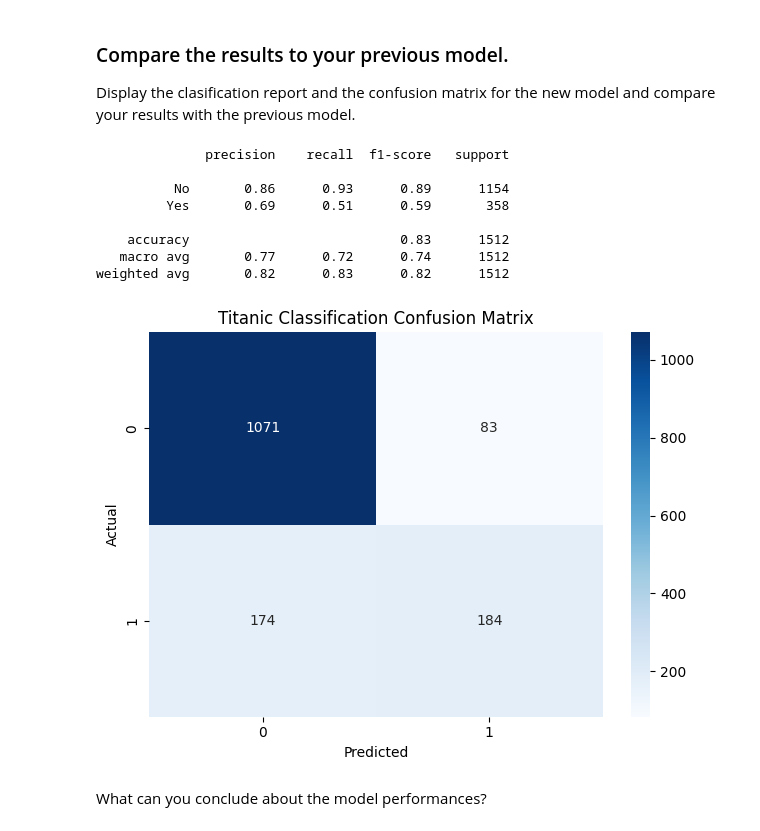
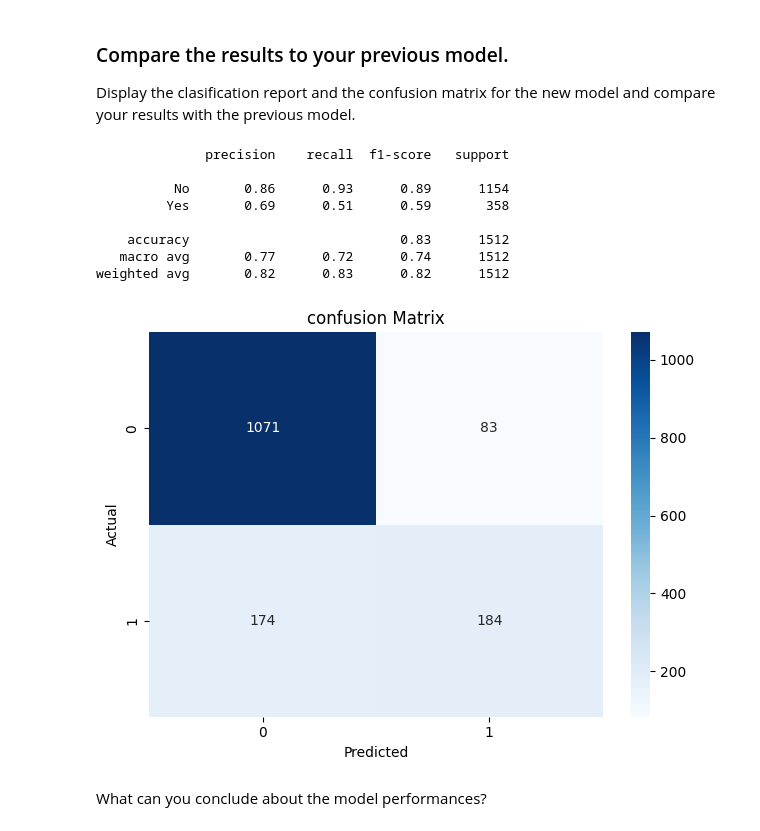
Before and after one commit to Rohith1903/IBM-Data-science, a Jupyter notebook: FinalProject_AUSWeather.ipynb, the cells around one changed output. Saved outputs shown, nothing was run; the diff lists cells and outputs as text; code cells hidden in the pictures.

```diff
--- a/FinalProject_AUSWeather.ipynb
+++ b/FinalProject_AUSWeather.ipynb
@@ -680,30 +680,30 @@ Display the clasification report and the confusion matrix for the new model and
 # %%
 print(classification_report(y_test, y_pred))
 
 # Generate the confusion matrix
 conf_matrix = confusion_matrix(y_test, y_pred)
 
 plt.figure()
 sns.heatmap(conf_matrix, annot=True, cmap='Blues', fmt='d')
 
 # Set the title and labels
-plt.title('Titanic Classification Confusion Matrix')
+plt.title('confusion Matrix')
 plt.xlabel('Predicted')
 plt.ylabel('Actual')
 
 # Show the plot
 plt.tight_layout()
 plt.show()
 # %% [output]
               precision    recall  f1-score   support
 
           No       0.86      0.93      0.89      1154
          Yes       0.69      0.51      0.59       358
 
     accuracy                           0.83      1512
    macro avg       0.77      0.72      0.74      1512
 weighted avg       0.82      0.83      0.82      1512
-[figure, old version]
+[figure, new version]
 # %% [markdown]
 What can you conclude about the model performances?
 # %% [markdown]
```
